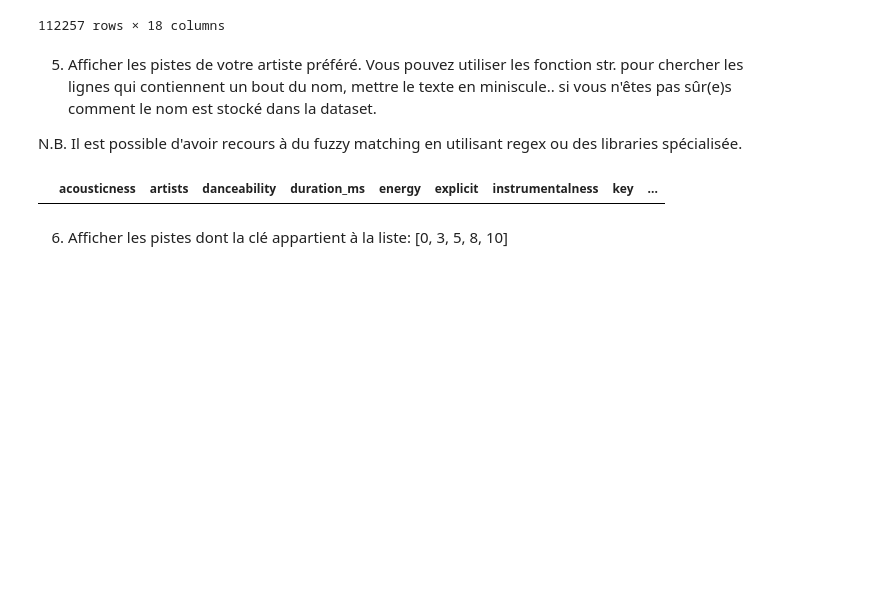
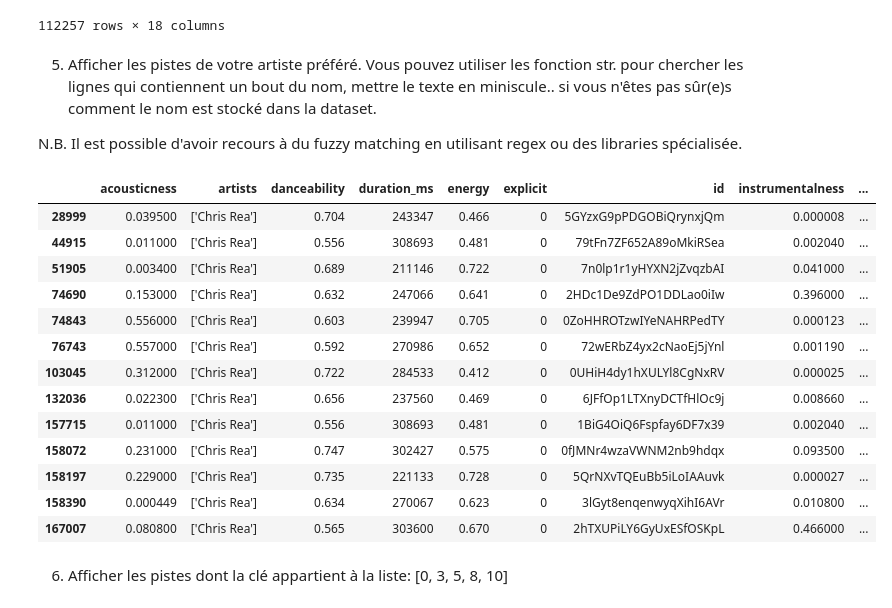
Before and after one commit to ziyadhr99/Lab_IA, a Jupyter notebook: Lab1_numpy_pandas/Lab1_AI_Numpy_Pandas.ipynb, the cells around one changed output. Cells and saved outputs as stored; diff of their text form; code cells hidden in the pictures; blank space fills up the shorter version.

```diff
--- a/Lab1_numpy_pandas/Lab1_AI_Numpy_Pandas.ipynb
+++ b/Lab1_numpy_pandas/Lab1_AI_Numpy_Pandas.ipynb
@@ -647,10 +647,22 @@ df[(df['popularity']>95) | (df['release_date'] < str(1999-6-1))]
 
 N.B. Il est possible d'avoir recours à du fuzzy matching en utilisant regex ou des libraries spécialisée.
 # %%
-
-df[df['artists'].isin(['Chris Rea'])]
+df[df['artists'].str.contains('Chris Rea')]
 # %% [output]
-|  | acousticness | artists | danceability | duration_ms | energy | explicit | instrumentalness | key | ... |
+|  | acousticness | artists | danceability | duration_ms | energy | explicit | id | instrumentalness | ... |
+| 28999 | 0.039500 | ['Chris Rea'] | 0.704 | 243347 | 0.466 | 0 | 5GYzxG9pPDGOBiQrynxjQm | 0.000008 | ... |
+| 44915 | 0.011000 | ['Chris Rea'] | 0.556 | 308693 | 0.481 | 0 | 79tFn7ZF652A89oMkiRSea | 0.002040 | ... |
+| 51905 | 0.003400 | ['Chris Rea'] | 0.689 | 211146 | 0.722 | 0 | 7n0lp1r1yHYXN2jZvqzbAI | 0.041000 | ... |
+| 74690 | 0.153000 | ['Chris Rea'] | 0.632 | 247066 | 0.641 | 0 | 2HDc1De9ZdPO1DDLao0iIw | 0.396000 | ... |
+| 74843 | 0.556000 | ['Chris Rea'] | 0.603 | 239947 | 0.705 | 0 | 0ZoHHROTzwIYeNAHRPedTY | 0.000123 | ... |
+| 76743 | 0.557000 | ['Chris Rea'] | 0.592 | 270986 | 0.652 | 0 | 72wERbZ4yx2cNaoEj5jYnl | 0.001190 | ... |
+| 103045 | 0.312000 | ['Chris Rea'] | 0.722 | 284533 | 0.412 | 0 | 0UHiH4dy1hXULYl8CgNxRV | 0.000025 | ... |
+| 132036 | 0.022300 | ['Chris Rea'] | 0.656 | 237560 | 0.469 | 0 | 6JFfOp1LTXnyDCTfHlOc9j | 0.008660 | ... |
+| 157715 | 0.011000 | ['Chris Rea'] | 0.556 | 308693 | 0.481 | 0 | 1BiG4OiQ6Fspfay6DF7x39 | 0.002040 | ... |
+| 158072 | 0.231000 | ['Chris Rea'] | 0.747 | 302427 | 0.575 | 0 | 0fJMNr4wzaVWNM2nb9hdqx | 0.093500 | ... |
+| 158197 | 0.229000 | ['Chris Rea'] | 0.735 | 221133 | 0.728 | 0 | 5QrNXvTQEuBb5iLoIAAuvk | 0.000027 | ... |
+| 158390 | 0.000449 | ['Chris Rea'] | 0.634 | 270067 | 0.623 | 0 | 3lGyt8enqenwyqXihI6AVr | 0.010800 | ... |
+| 167007 | 0.080800 | ['Chris Rea'] | 0.565 | 303600 | 0.670 | 0 | 2hTXUPiLY6GyUxESfOSKpL | 0.466000 | ... |
 # %% [markdown]
 6. Afficher les pistes dont la clé appartient à la liste: [0, 3, 5, 8, 10]
 # %%
```
Also changed, not shown: parts of 20 cells of this notebook.
